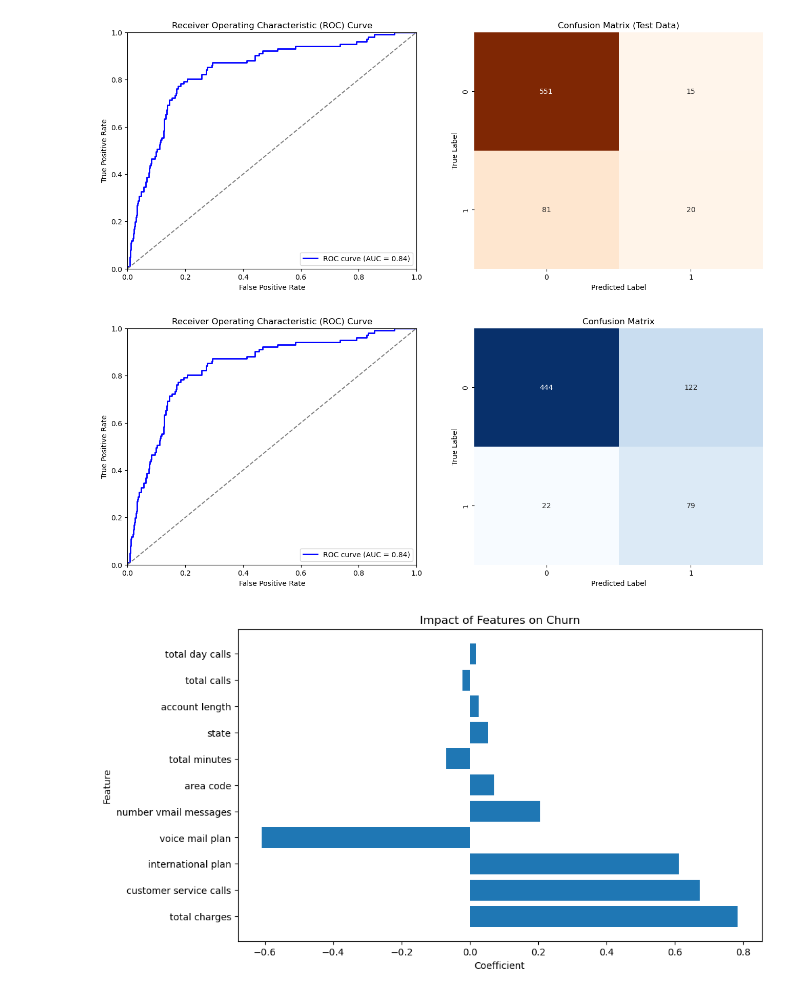
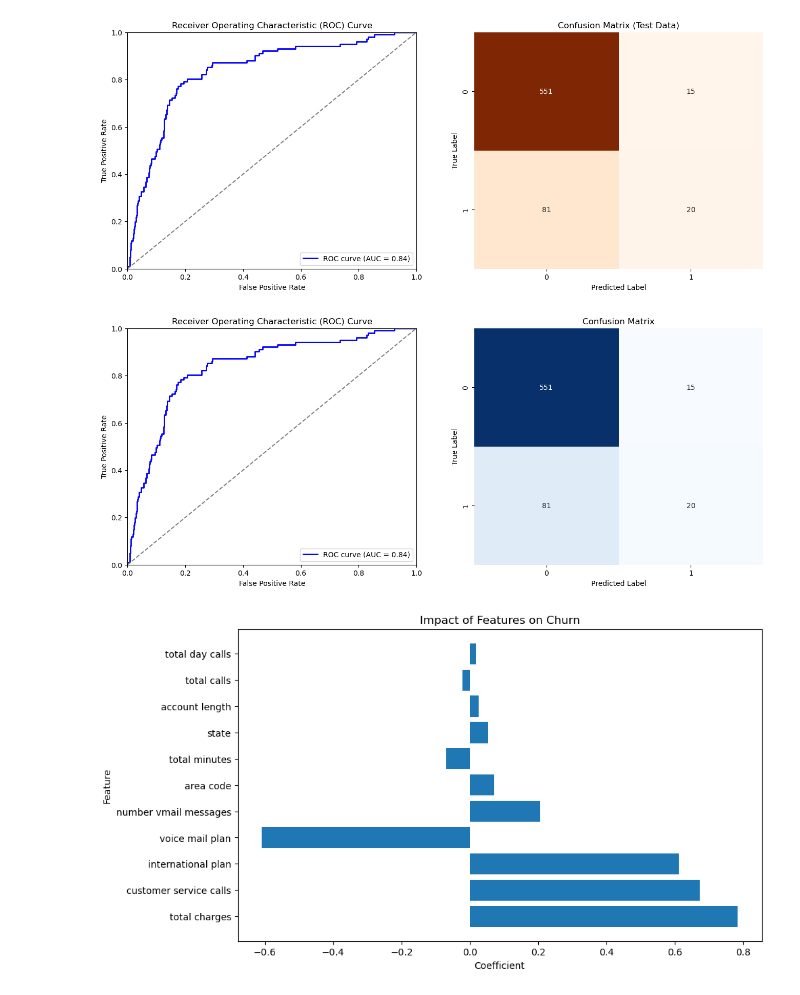
Before and after one commit to Nzuuko/Phase-3-Project, a Jupyter notebook: notebook.ipynb, the cells around one changed output. Saved outputs shown, nothing was run; the diff lists cells and outputs as text; code cells hidden in the pictures.

```diff
--- a/notebook.ipynb
+++ b/notebook.ipynb
@@ -645,30 +643,30 @@ plt.show()
 # %%
 # Plot the ROC curve
 y_prob = model_pipeline.predict_proba(X_test)[:, 1]  # Probability of positive class (churned)
 fpr, tpr, thresholds = roc_curve(y_test, y_prob)
 roc_auc = roc_auc_score(y_test, y_prob)
 
 fig, (ax1, ax2) = plt.subplots(1, 2, figsize=(16, 6))
 
 ax1.plot(fpr, tpr, color='b', lw=2, label=f'ROC curve (AUC = {roc_auc:.2f})')
 ax1.plot([0, 1], [0, 1], color='gray', linestyle='--')
 ax1.set_xlim([0.0, 1.0])
 ax1.set_ylim([0.0, 1.0])
 ax1.set_xlabel('False Positive Rate')
 ax1.set_ylabel('True Positive Rate')
 ax1.set_title('Receiver Operating Characteristic (ROC) Curve')
 ax1.legend(loc="lower right")
 
 # Plot the confusion matrix as a heatmap
-confusion_mat = confusion_matrix(y_test, y_pred)
+confusion_mat = confusion_matrix(y_test, y_test_pred)
 sns.heatmap(confusion_mat, annot=True, fmt="d", cmap='Blues', cbar=False, ax=ax2)
 ax2.set_xlabel('Predicted Label')
 ax2.set_ylabel('True Label')
 ax2.set_title('Confusion Matrix')
 
 plt.show()
 # %% [output]
-[figure, old version]
+[figure, new version]
 # %%
 # Get the coefficients of the logistic regression model2
 coefficients = model_pipeline.named_steps['classifier'].coef_[0]
```
Also changed, not shown: parts of 4 cells of this notebook.
